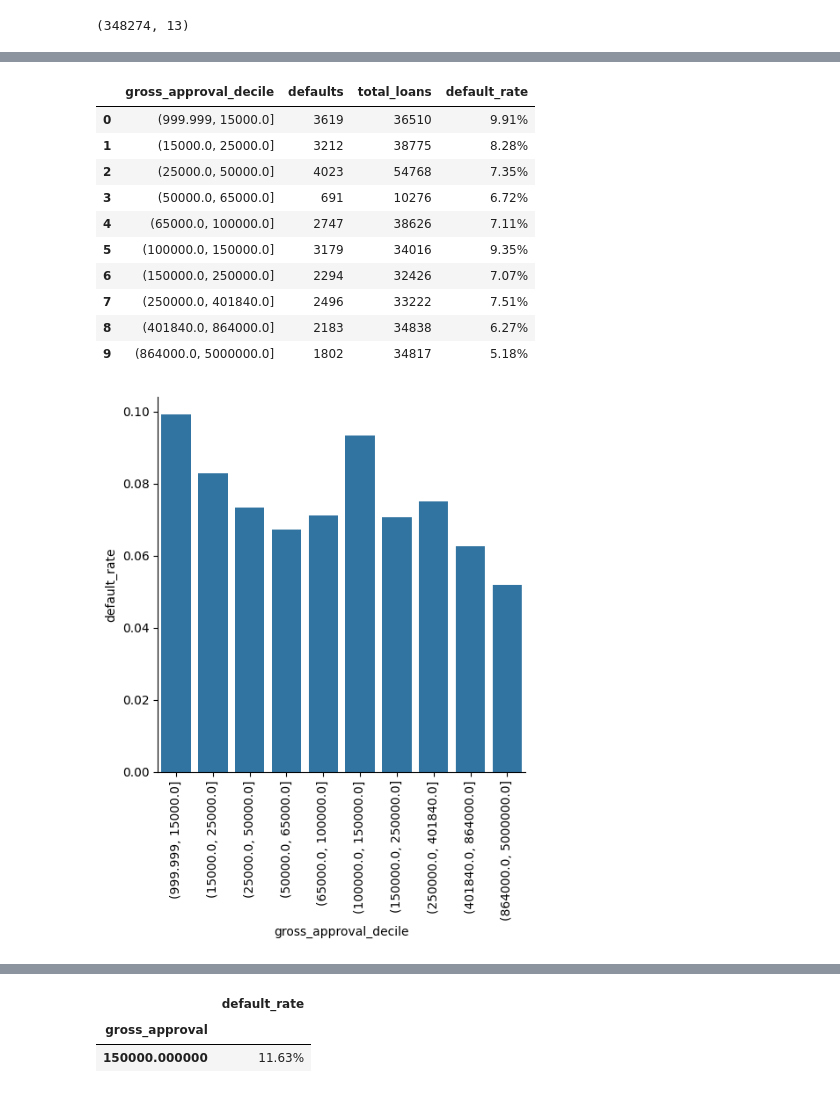
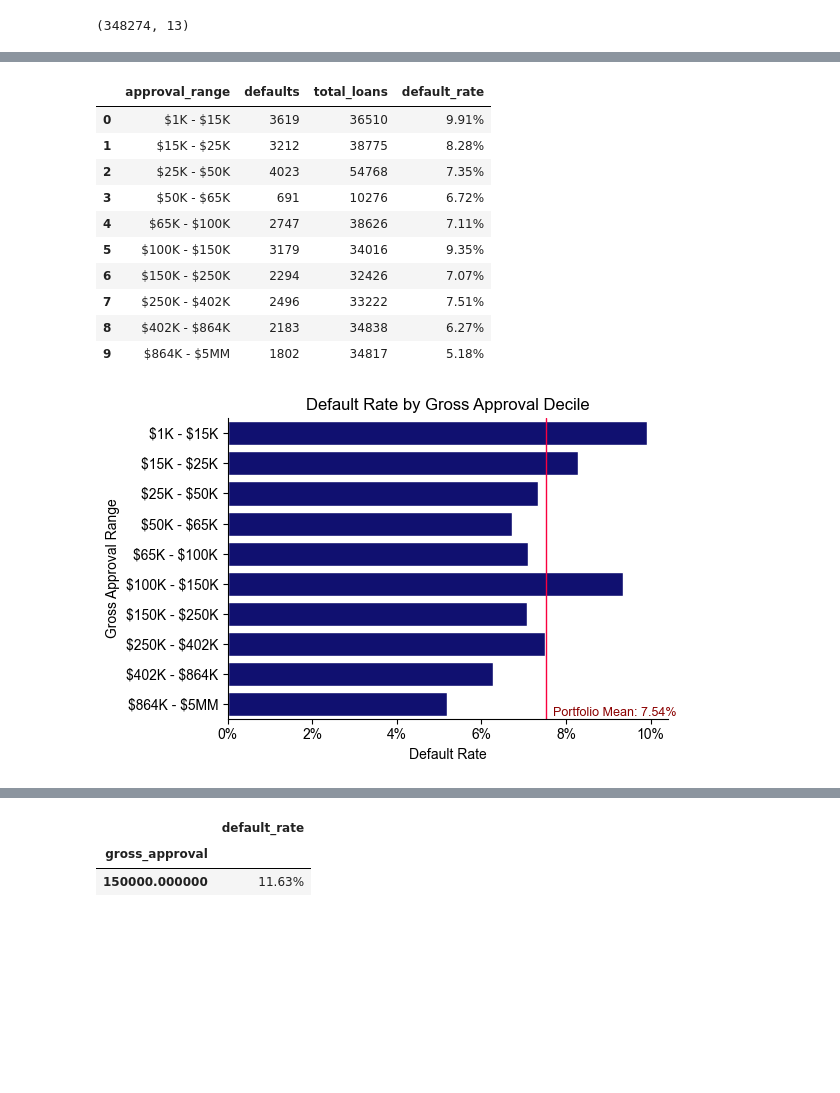
Before and after one commit to jaredhansen0128/sba-7a-credit-risk, a Jupyter notebook: notebooks/02_exploratory_data_analysis.ipynb, the cells around one changed output, grey strips where cells are left out. Saved outputs shown, nothing was run; the diff lists cells and outputs as text; code cells hidden in the pictures; blank space fills up the shorter version.

```diff
--- a/notebooks/02_exploratory_data_analysis.ipynb
+++ b/notebooks/02_exploratory_data_analysis.ipynb
@@ -52,26 +68,64 @@ decile_loan_size
 # %%
+# Execute binning, display summary data per bin.
+# $50-$65K bin has a much smaller loan count than the other bins, and $25K-$50K has a high loan count (both to be addressed in the Bivariate Analysis section).
+
 df['gross_approval_decile'] = pd.qcut(df['gross_approval'], 10)
-decile_chgoffs = df.groupby('gross_approval_decile')['is_default'].agg(['sum','count', 'mean']).reset_index() \
+
+readable_ranges = {pd.Interval(999.999, 15000, closed='right'): '$1K - $15K',
+                   pd.Interval(15000, 25000, closed='right'): '$15K - $25K',
+                   pd.Interval(25000, 50000, closed='right'): '$25K - $50K',
+                   pd.Interval(50000, 65000, closed='right'): '$50K - $65K',
+                   pd.Interval(65000, 100000, closed='right'): '$65K - $100K',
+                   pd.Interval(100000, 150000, closed='right'): '$100K - $150K',
+                   pd.Interval(150000, 250000, closed='right'): '$150K - $250K',
+                   pd.Interval(250000, 401840, closed='right'): '$250K - $402K',
+                   pd.Interval(401840, 864000, closed='right'): '$402K - $864K',
+                   pd.Interval(864000, 5000000, closed='right'): '$864K - $5MM'}
+
+df['approval_range'] = df['gross_approval_decile'].map(readable_ranges)
+
+decile_chgoffs = df.groupby('approval_range')['is_default'].agg(['sum','count', 'mean']).reset_index() \
             .rename(columns={'sum': 'defaults', 'count': 'total_loans', 'mean': 'default_rate'})
-decile_chgoffs
 
-decile_chgoffs.style.format({'default_rate': '{:.2%}'})
+decile_chgoffs.sort_values('approval_range').style.format({'default_rate': '{:.2%}'})
 # %% [output]
-|  | gross_approval_decile | defaults | total_loans | default_rate |
-| 0 | (999.999, 15000.0] | 3619 | 36510 | 9.91% |
-| 1 | (15000.0, 25000.0] | 3212 | 38775 | 8.28% |
-| 2 | (25000.0, 50000.0] | 4023 | 54768 | 7.35% |
-| 3 | (50000.0, 65000.0] | 691 | 10276 | 6.72% |
-| 4 | (65000.0, 100000.0] | 2747 | 38626 | 7.11% |
-| 5 | (100000.0, 150000.0] | 3179 | 34016 | 9.35% |
-| 6 | (150000.0, 250000.0] | 2294 | 32426 | 7.07% |
-| 7 | (250000.0, 401840.0] | 2496 | 33222 | 7.51% |
-| 8 | (401840.0, 864000.0] | 2183 | 34838 | 6.27% |
-| 9 | (864000.0, 5000000.0] | 1802 | 34817 | 5.18% |
+|  | approval_range | defaults | total_loans | default_rate |
+| 0 | $1K - $15K | 3619 | 36510 | 9.91% |
+| 1 | $15K - $25K | 3212 | 38775 | 8.28% |
+| 2 | $25K - $50K | 4023 | 54768 | 7.35% |
+| 3 | $50K - $65K | 691 | 10276 | 6.72% |
+| 4 | $65K - $100K | 2747 | 38626 | 7.11% |
+| 5 | $100K - $150K | 3179 | 34016 | 9.35% |
+| 6 | $150K - $250K | 2294 | 32426 | 7.07% |
+| 7 | $250K - $402K | 2496 | 33222 | 7.51% |
+| 8 | $402K - $864K | 2183 | 34838 | 6.27% |
+| 9 | $864K - $5MM | 1802 | 34817 | 5.18% |
 # %%
-sns.catplot(data = decile_chgoffs, x = 'gross_approval_decile', y = 'default_rate', kind = 'bar')
-plt.xticks(rotation=90)
+# This visual shows that the default rate generally declines as loan sizes increase.
+# The $100K-$150K bin is an outlier that momentarily breaks the trend.
+
+fig, ax = plt.subplots(figsize = (6, 4))
+sns.set_theme(style='whitegrid')
+
+sns.barplot(data = decile_chgoffs,
+            x = 'default_rate',
+            y = decile_chgoffs['approval_range'].str.replace('$', r'\$', regex=False),
+            ax = ax,
+            color = 'navy')
+
+ax.xaxis.set_major_formatter(PercentFormatter(xmax=1, decimals=0))
+
+portfolio_mean = df['is_default'].mean()
+ax.axvline(portfolio_mean, color = '#FA003F', linestyle = '-', linewidth=1)
+ax.text(portfolio_mean, ax.get_ylim()[0], f'  Portfolio Mean: {portfolio_mean:.2%}',
+        color = 'darkred', verticalalignment = 'bottom', fontsize = 9)
+
+ax.set_xlabel('Default Rate')
+ax.set_ylabel('Gross Approval Range')
+ax.set_title('Default Rate by Gross Approval Decile')
+sns.despine()
+plt.tight_layout()
 plt.show()
 # %% [output]
-[figure, old version]
+[figure, new version]
 # %%
```
Also changed, not shown: parts of 90 cells of this notebook.
